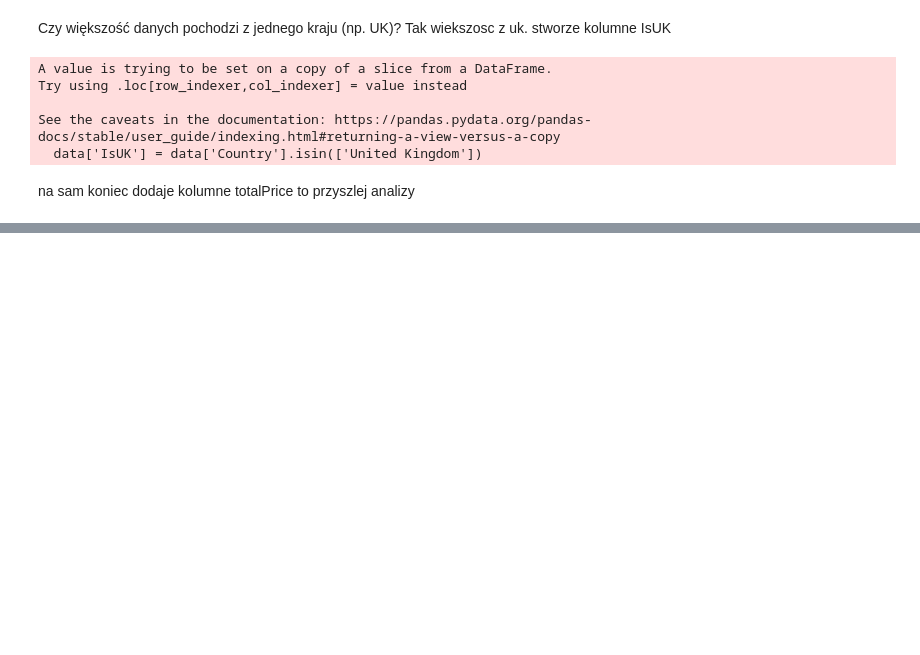
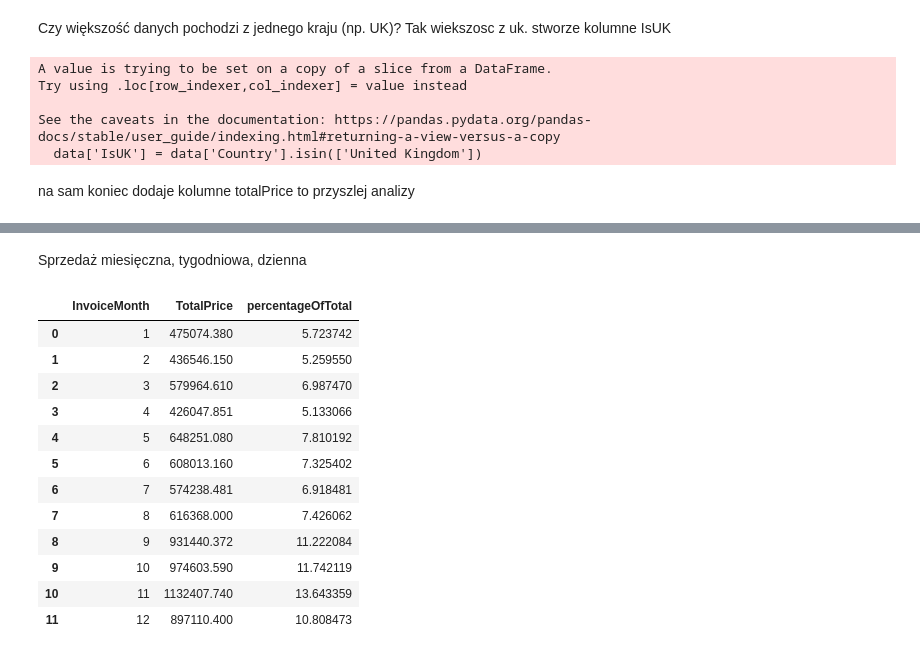
Before and after one commit to pomoreqq/eCommerceCustomerBehaviorAnalysis, a Jupyter notebook: notebook/analysis.ipynb, the cells around one changed output, grey strips where cells are left out. Drawn from its saved outputs; the diff is of its cells as text; code cells hidden in the pictures; blank space fills up the shorter version.

```diff
--- a/notebook/analysis.ipynb
+++ b/notebook/analysis.ipynb
@@ -681,0 +878,22 @@ data
+# %% [markdown]
+Sprzedaż miesięczna, tygodniowa, dzienna
+# %%
+groupedByMonthAndTotalPrice = data.groupby('InvoiceMonth')['TotalPrice'].sum()
+totalSumOfMonths = groupedByMonthAndTotalPrice.sum()
+groupedByMonthAndTotalPrice = groupedByMonthAndTotalPrice.reset_index()
+groupedByMonthAndTotalPrice['percentageOfTotal'] = (groupedByMonthAndTotalPrice['TotalPrice'] / totalSumOfMonths) * 100
+groupedByMonthAndTotalPrice
+# %% [output]
+|  | InvoiceMonth | TotalPrice | percentageOfTotal |
+| 0 | 1 | 475074.380 | 5.723742 |
+| 1 | 2 | 436546.150 | 5.259550 |
+| 2 | 3 | 579964.610 | 6.987470 |
+| 3 | 4 | 426047.851 | 5.133066 |
+| 4 | 5 | 648251.080 | 7.810192 |
+| 5 | 6 | 608013.160 | 7.325402 |
+| 6 | 7 | 574238.481 | 6.918481 |
+| 7 | 8 | 616368.000 | 7.426062 |
+| 8 | 9 | 931440.372 | 11.222084 |
+| 9 | 10 | 974603.590 | 11.742119 |
+| 10 | 11 | 1132407.740 | 13.643359 |
+| 11 | 12 | 897110.400 | 10.808473 |
```
Also changed, not shown: parts of 54 cells of this notebook.
